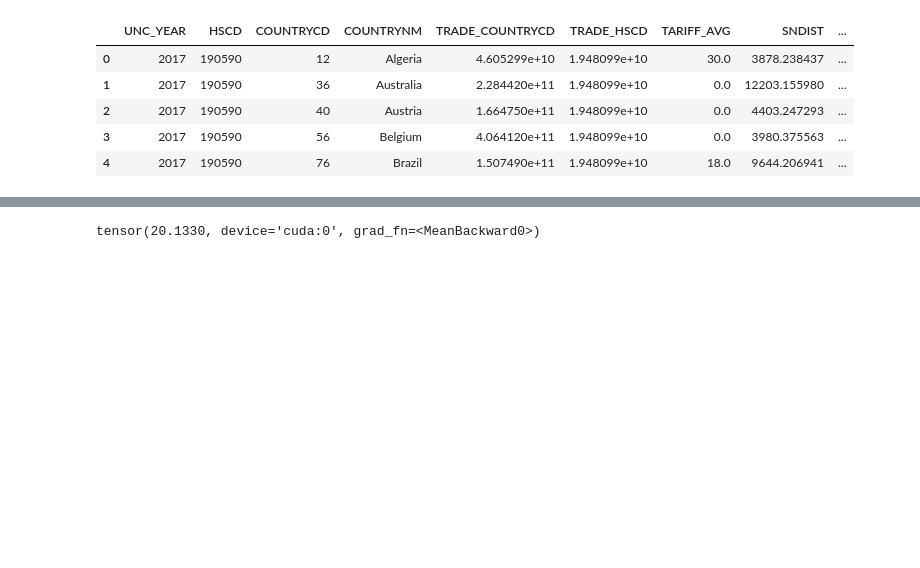
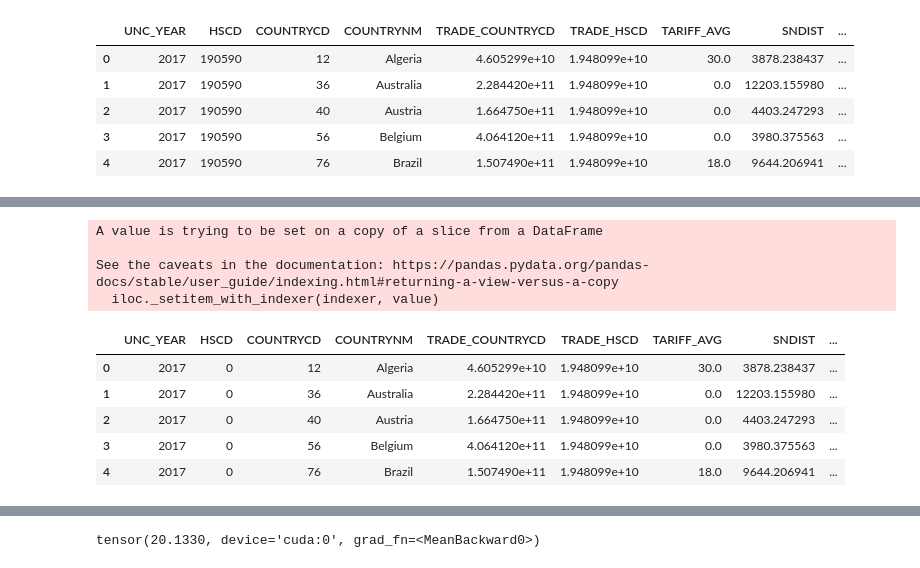
Before and after one commit to 201710757/kotra, a Jupyter notebook: multi_variable.ipynb, the cells around one changed output, grey strips where cells are left out. Drawn from its saved outputs; the diff is of its cells as text; code cells hidden in the pictures; blank space fills up the shorter version.

```diff
--- a/multi_variable.ipynb
+++ b/multi_variable.ipynb
@@ -1,5 +1,6 @@
 # %%
 from google.colab import drive
 drive.mount('/content/gdrive/')
+pd.options.display.float_format = '{:.5f}'.format
 # %% [output]
 Mounted at /content/gdrive/
@@ -20,0 +39,20 @@ df.head()
+# %%
+hcsd_uniq = df['HSCD'].unique()
+for i in range(len(df['HSCD'])):
+  for x in range(len(hcsd_uniq)):
+    if hcsd_uniq[x] == df['HSCD'].iloc[i]:
+      df['HSCD'].iloc[i] = x
+      break
+
+df.head()
+# %% [output]
+A value is trying to be set on a copy of a slice from a DataFrame
+
+See the caveats in the documentation: https://pandas.pydata.org/pandas-docs/stable/user_guide/indexing.html#returning-a-view-versus-a-copy
+  iloc._setitem_with_indexer(indexer, value)
+|  | UNC_YEAR | HSCD | COUNTRYCD | COUNTRYNM | TRADE_COUNTRYCD | TRADE_HSCD | TARIFF_AVG | SNDIST | ... |
+| 0 | 2017 | 0 | 12 | Algeria | 4.605299e+10 | 1.948099e+10 | 30.0 | 3878.238437 | ... |
+| 1 | 2017 | 0 | 36 | Australia | 2.284420e+11 | 1.948099e+10 | 0.0 | 12203.155980 | ... |
+| 2 | 2017 | 0 | 40 | Austria | 1.664750e+11 | 1.948099e+10 | 0.0 | 4403.247293 | ... |
+| 3 | 2017 | 0 | 56 | Belgium | 4.064120e+11 | 1.948099e+10 | 0.0 | 3980.375563 | ... |
+| 4 | 2017 | 0 | 76 | Brazil | 1.507490e+11 | 1.948099e+10 | 18.0 | 9644.206941 | ... |
```
Also changed, not shown: parts of 38 cells of this notebook.
